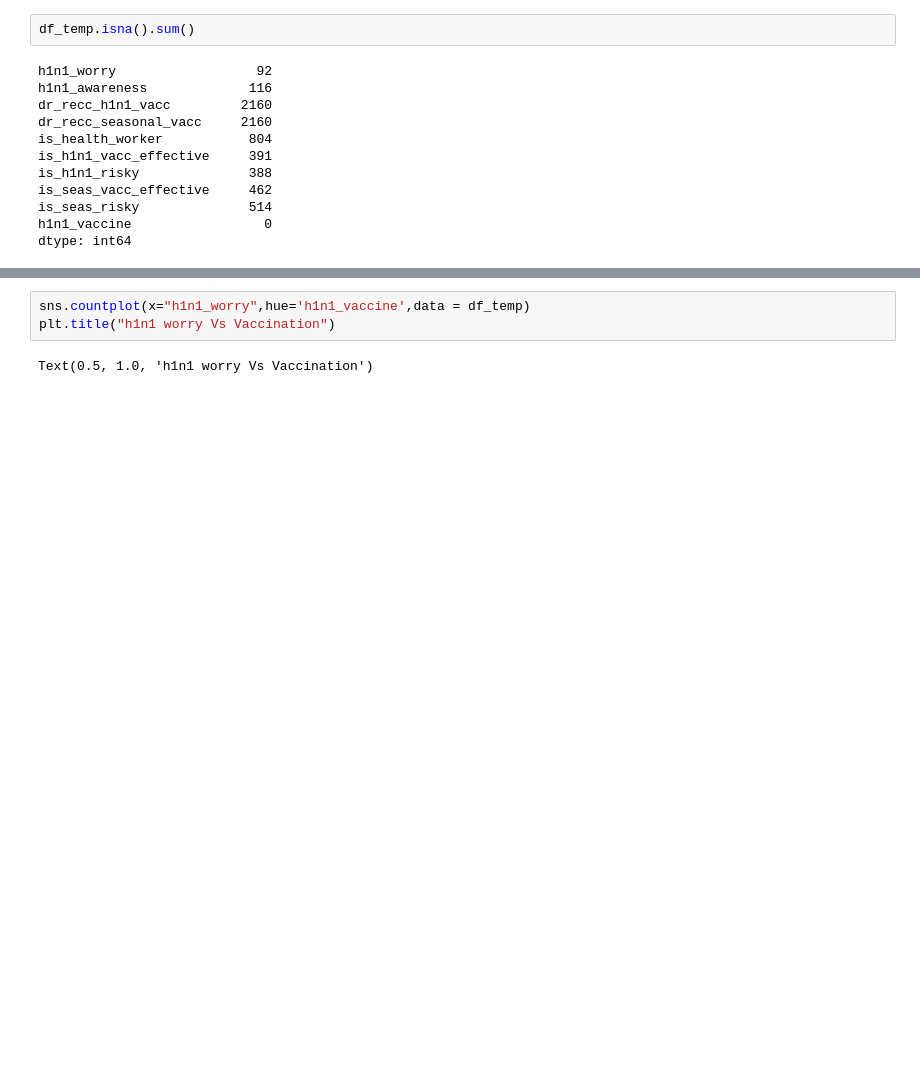
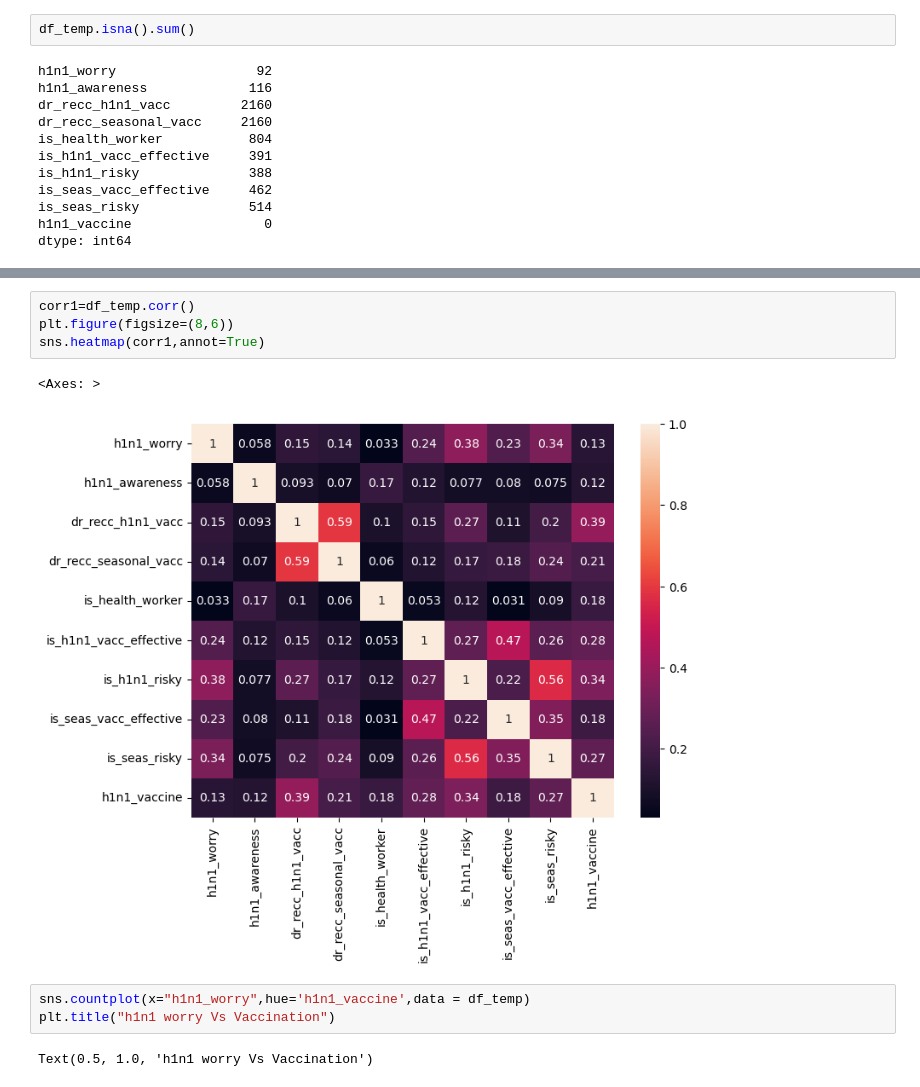
Before and after one commit to Raams-codes/vaccine-prediction-Using-Logistic-Regression, a Jupyter notebook: Vaccine prediction.ipynb, the cells around one changed output, grey strips where cells are left out. Drawn from its saved outputs; the diff is of its cells as text; blank space fills up the shorter version.

```diff
--- a/Vaccine prediction.ipynb
+++ b/Vaccine prediction.ipynb
@@ -241,3 +243,10 @@ import matplotlib.pyplot as plt
+# %%
+corr1=df_temp.corr()
+plt.figure(figsize=(8,6))
+sns.heatmap(corr1,annot=True)
+# %% [output]
+<Axes: >
+[figure, added]
 # %%
 sns.countplot(x="h1n1_worry",hue='h1n1_vaccine',data = df_temp)
 plt.title("h1n1 worry Vs Vaccination")
```
Also changed, not shown: parts of 34 cells of this notebook.
